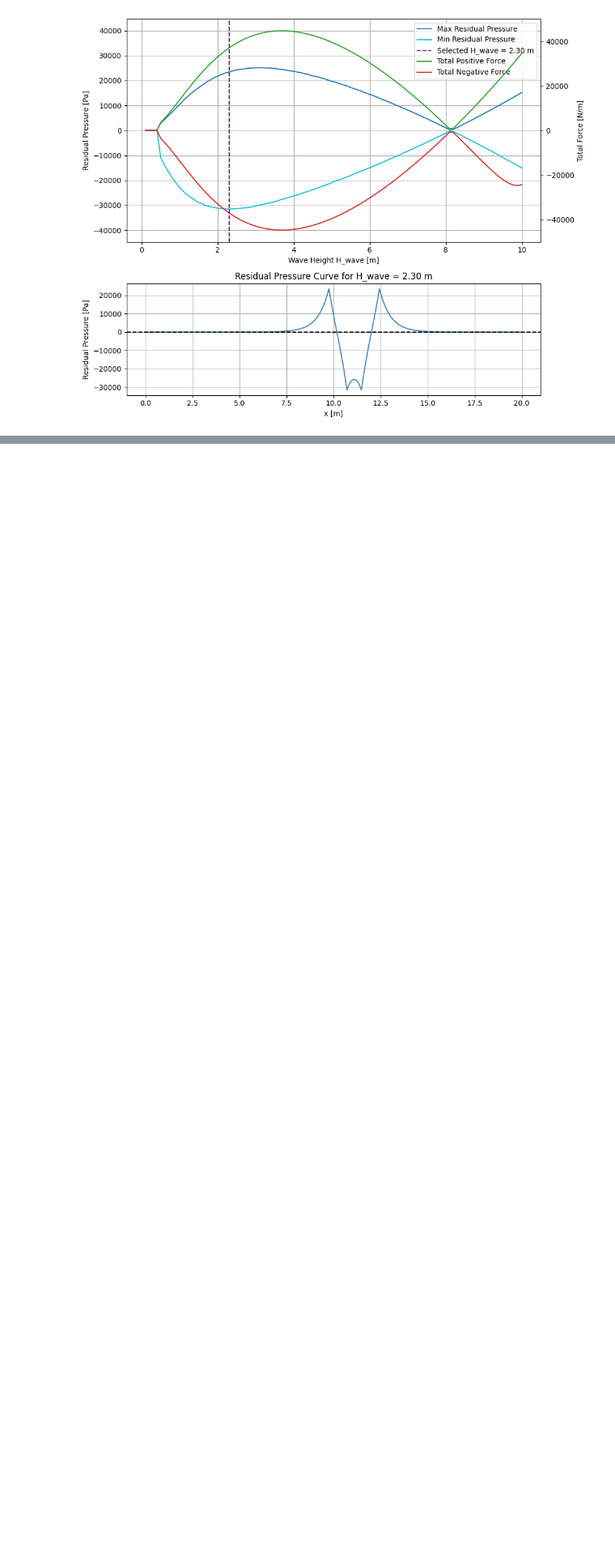
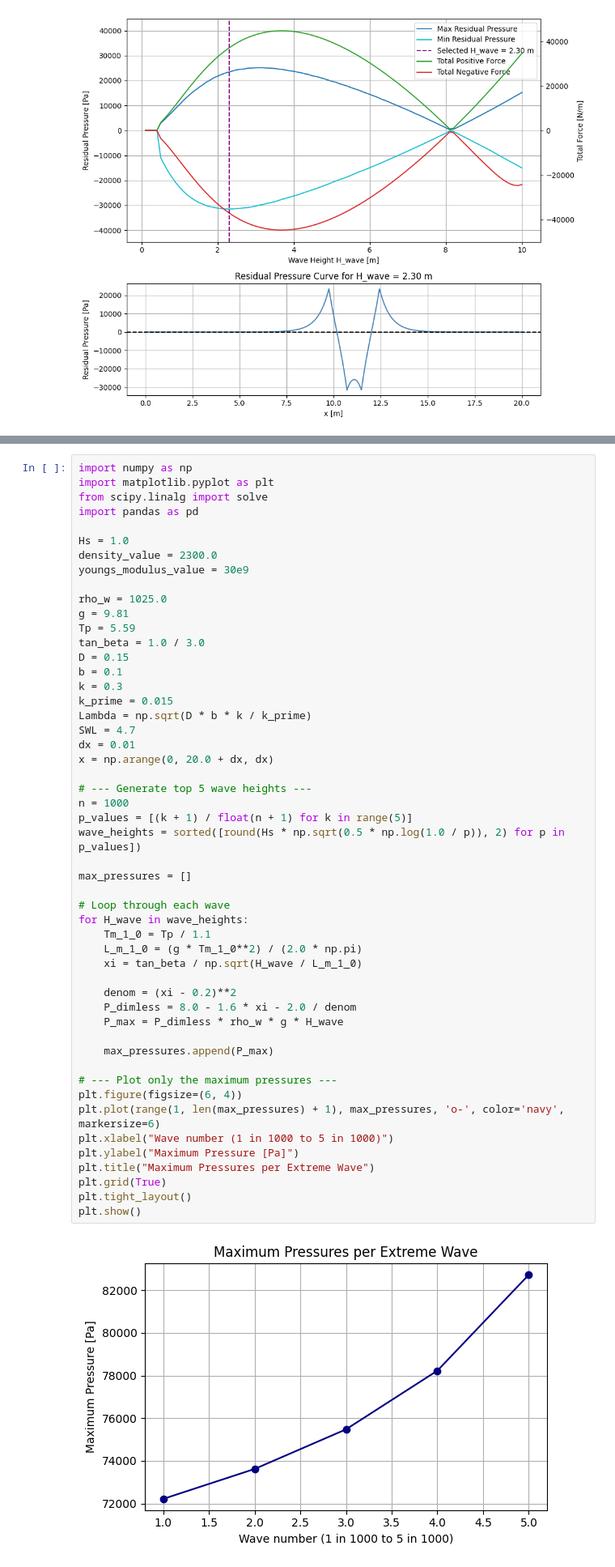
Before and after one commit to ThomasPennockTU/Thesis_Repository, a Jupyter notebook: workfolder/amplitude creator/amplitude_notebook.ipynb, the cells around one changed output, grey strips where cells are left out. Shown at 81% size. Drawn from its saved outputs; the diff is of its cells as text; blank space fills up the shorter version.

```diff
--- a/workfolder/amplitude creator/amplitude_notebook.ipynb
+++ b/workfolder/amplitude creator/amplitude_notebook.ipynb
@@ -1388,0 +1610,53 @@ Plotting residual curve for H_wave = 2.30 m
+# %%
+import numpy as np
+import matplotlib.pyplot as plt
+from scipy.linalg import solve
+import pandas as pd
+
+Hs = 1.0
+density_value = 2300.0
+youngs_modulus_value = 30e9
+
+rho_w = 1025.0
+g = 9.81
+Tp = 5.59
+tan_beta = 1.0 / 3.0
+D = 0.15
+b = 0.1
+k = 0.3
+k_prime = 0.015
+Lambda = np.sqrt(D * b * k / k_prime)
+SWL = 4.7
+dx = 0.01
+x = np.arange(0, 20.0 + dx, dx)
+
+# --- Generate top 5 wave heights ---
+n = 1000
+p_values = [(k + 1) / float(n + 1) for k in range(5)]
+wave_heights = sorted([round(Hs * np.sqrt(0.5 * np.log(1.0 / p)), 2) for p in p_values])
+
+max_pressures = []
+
+# Loop through each wave
+for H_wave in wave_heights:
+    Tm_1_0 = Tp / 1.1
+    L_m_1_0 = (g * Tm_1_0**2) / (2.0 * np.pi)
+    xi = tan_beta / np.sqrt(H_wave / L_m_1_0)
+
+    denom = (xi - 0.2)**2
+    P_dimless = 8.0 - 1.6 * xi - 2.0 / denom
+    P_max = P_dimless * rho_w * g * H_wave
+
+    max_pressures.append(P_max)
+
+# --- Plot only the maximum pressures ---
+plt.figure(figsize=(6, 4))
+plt.plot(range(1, len(max_pressures) + 1), max_pressures, 'o-', color='navy', markersize=6)
+plt.xlabel("Wave number (1 in 1000 to 5 in 1000)")
+plt.ylabel("Maximum Pressure [Pa]")
+plt.title("Maximum Pressures per Extreme Wave")
+plt.grid(True)
+plt.tight_layout()
+plt.show()
+# %% [output]
+[figure, added]
```
Also changed, not shown: parts of 4 cells of this notebook, 43 other files.
